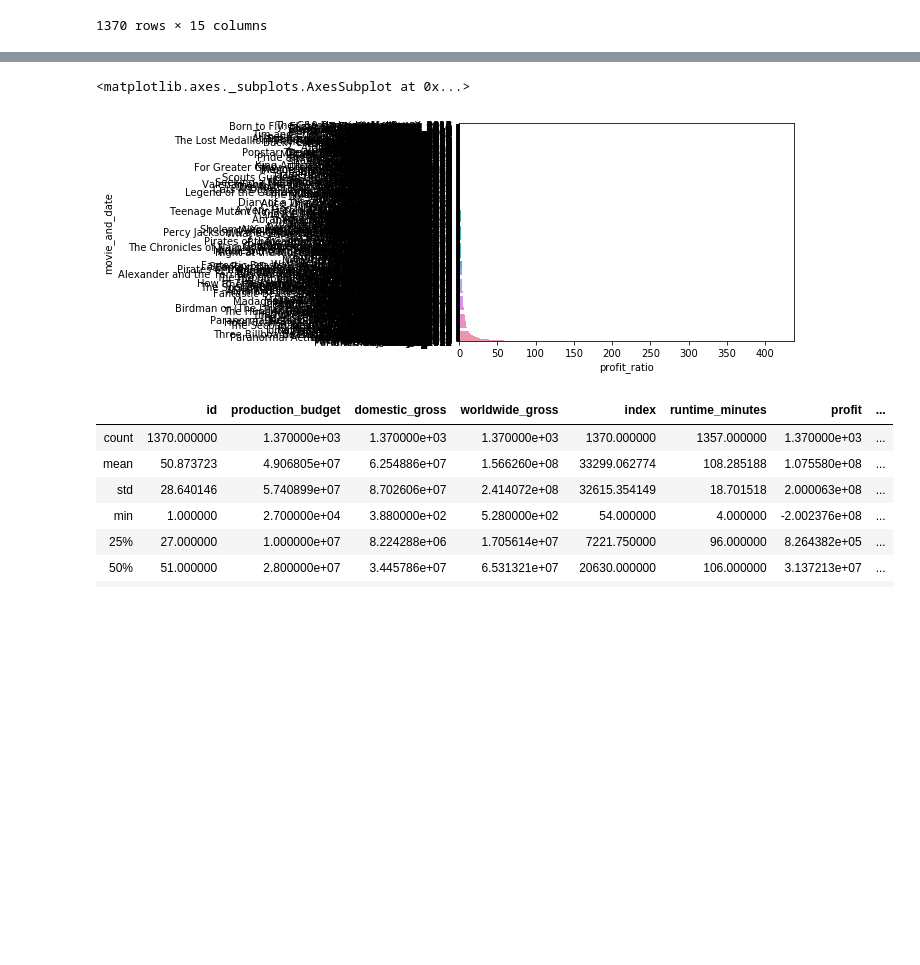
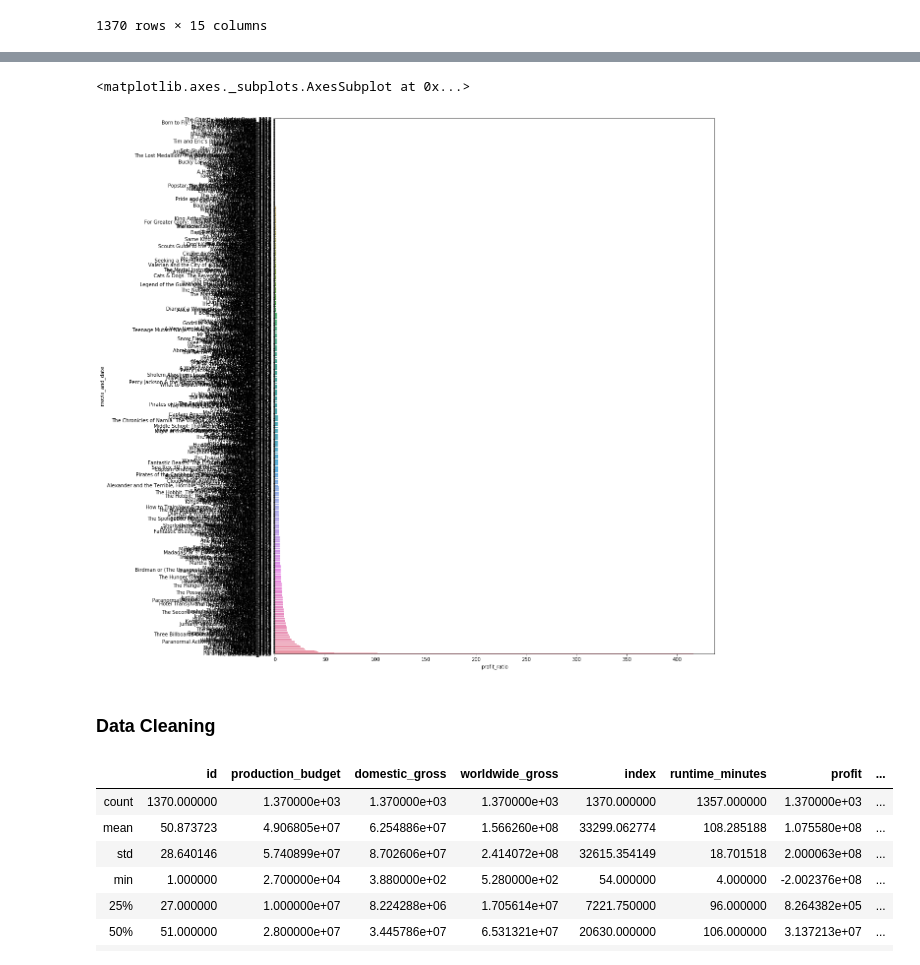
Before and after one commit to poariston/dsc-mod-1-project-v2-1-online-ds-pt-120919, a Jupyter notebook: student.ipynb, the cells around one changed output, grey strips where cells are left out. Cells and saved outputs as stored; diff of their text form; code cells hidden in the pictures; blank space fills up the shorter version.

```diff
--- a/student.ipynb
+++ b/student.ipynb
@@ -511,10 +516,13 @@ df4.head()
 | 119 | Area 51_2015 | 81 | 2015-05-15 | Area 51 | 5000000 | 7556 | 7556 | ... |
 | 434 | Freaks of Nature_2015 | 83 | 2015-10-30 | Freaks of Nature | 33000000 | 70958 | 70958 | ... |
 # %%
+plt.figure(figsize =(16,20))
 sns.barplot(x='profit_ratio',y='movie_and_date',data=df4)
 # %% [output]
 <matplotlib.axes._subplots.AxesSubplot at 0x...>
-[figure, old version]
+[figure, new version]
+# %% [markdown]
+### Data Cleaning
 # %%
 df4.describe()
 # %% [output]
```
Also changed, not shown: parts of 17 cells of this notebook.
